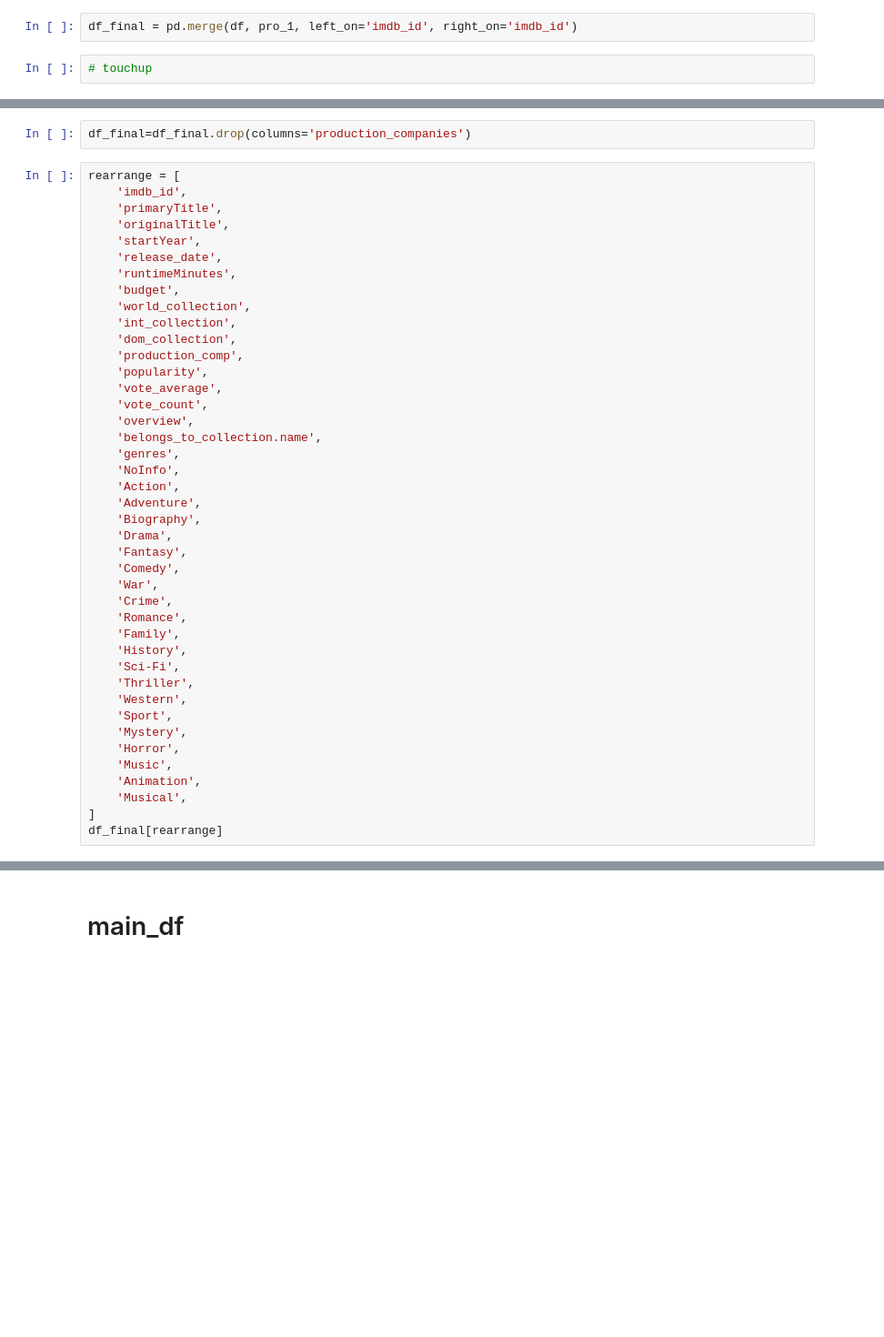
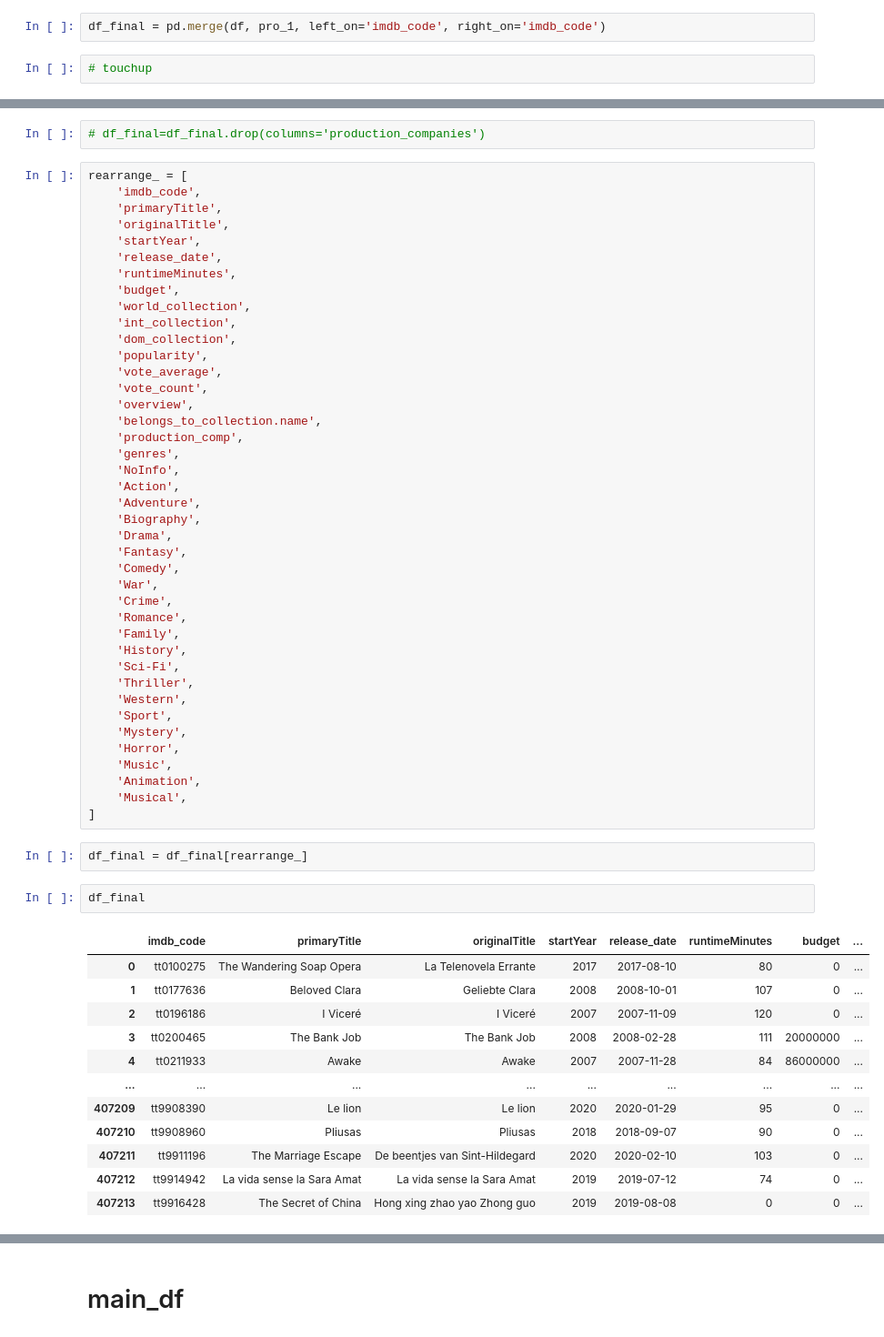
Before and after one commit to tamjid-ahsan/dsc-phase-1-project, a Jupyter notebook: student.ipynb, the cells around one changed output, grey strips where cells are left out. Shown at 91% size. Cells and saved outputs as stored; diff of their text form; blank space fills up the shorter version.

```diff
--- a/student.ipynb
+++ b/student.ipynb
@@ -406,7 +581,7 @@ pro_1=pd.concat([df1.reset_index(),pro],axis=1)
 # %%
 pro_1=pro_1.drop(axis=1, columns=['index','production_companies'])
 # %%
-df_final = pd.merge(df, pro_1, left_on='imdb_id', right_on='imdb_id')
+df_final = pd.merge(df, pro_1, left_on='imdb_code', right_on='imdb_code')
 # %%
 # touchup
 # %%
@@ -416,8 +608,8 @@ df_final.columns
 # %%
-df_final=df_final.drop(columns='production_companies')
+# df_final=df_final.drop(columns='production_companies')
 # %%
-rearrange = [
-    'imdb_id',
+rearrange_ = [
+    'imdb_code',
     'primaryTitle',
     'originalTitle',
     'startYear',
@@ -427,12 +619,12 @@ rearrange = [
     'world_collection',
     'int_collection',
     'dom_collection',
-    'production_comp',
     'popularity',
     'vote_average',
     'vote_count',
     'overview',
     'belongs_to_collection.name',
+    'production_comp',
     'genres',
     'NoInfo',
     'Action',
@@ -456,4 +648,20 @@ rearrange = [
     'Animation',
     'Musical',
 ]
-df_final[rearrange]
+# %%
+df_final = df_final[rearrange_]
+# %%
+df_final
+# %% [output]
+|  | imdb_code | primaryTitle | originalTitle | startYear | release_date | runtimeMinutes | budget | ... |
+| 0 | tt0100275 | The Wandering Soap Opera | La Telenovela Errante | 2017 | 2017-08-10 | 80 | 0 | ... |
+| 1 | tt0177636 | Beloved Clara | Geliebte Clara | 2008 | 2008-10-01 | 107 | 0 | ... |
+| 2 | tt0196186 | I Viceré | I Viceré | 2007 | 2007-11-09 | 120 | 0 | ... |
+| 3 | tt0200465 | The Bank Job | The Bank Job | 2008 | 2008-02-28 | 111 | 20000000 | ... |
+| 4 | tt0211933 | Awake | Awake | 2007 | 2007-11-28 | 84 | 86000000 | ... |
+| ... | ... | ... | ... | ... | ... | ... | ... | ... |
+| 407209 | tt9908390 | Le lion | Le lion | 2020 | 2020-01-29 | 95 | 0 | ... |
+| 407210 | tt9908960 | Pliusas | Pliusas | 2018 | 2018-09-07 | 90 | 0 | ... |
+| 407211 | tt9911196 | The Marriage Escape | De beentjes van Sint-Hildegard | 2020 | 2020-02-10 | 103 | 0 | ... |
+| 407212 | tt9914942 | La vida sense la Sara Amat | La vida sense la Sara Amat | 2019 | 2019-07-12 | 74 | 0 | ... |
+| 407213 | tt9916428 | The Secret of China | Hong xing zhao yao Zhong guo | 2019 | 2019-08-08 | 0 | 0 | ... |
```
Also changed, not shown: parts of 77 cells of this notebook, 3 other files.
